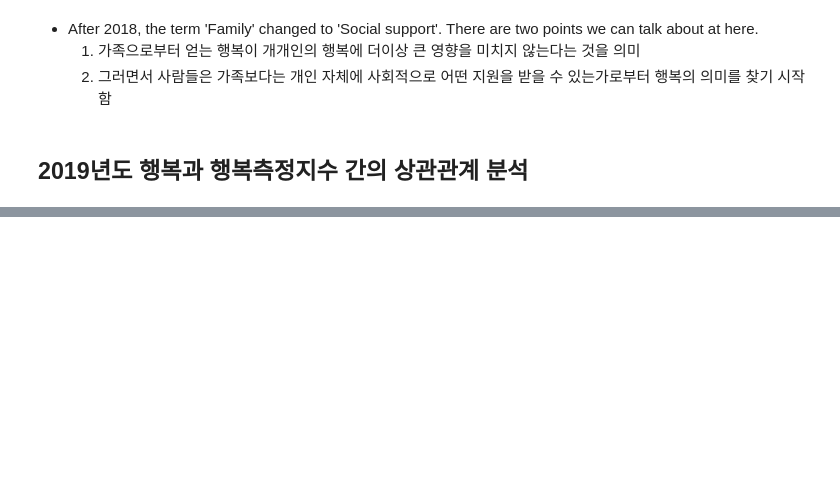
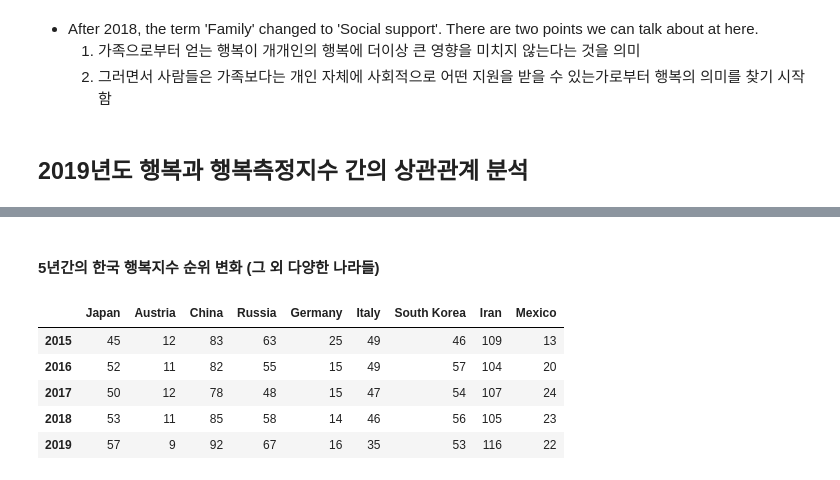
Before and after one commit to alyssa1996/DataAnalysis, a Jupyter notebook: Happiness Analysis.ipynb, the cells around one changed output, grey strips where cells are left out. Saved outputs shown, nothing was run; the diff lists cells and outputs as text; code cells hidden in the pictures; blank space fills up the shorter version.

```diff
--- a/Happiness Analysis.ipynb
+++ b/Happiness Analysis.ipynb
@@ -95,0 +128,26 @@ corr_2019
+# %%
+def country_rank(country):
+    rank15=list(data_2015['Country'][:]).index(country)
+    rank16=list(data_2016['Country'][:]).index(country)
+    rank17=list(data_2017['Country'][:]).index(country)
+    rank18=list(data_2018['Country or region'][:]).index(country)
+    rank19=list(data_2019['Country or region'][:]).index(country)
+    return [rank15,rank16,rank17,rank18,rank19]
+# %% [markdown]
+#### 5년간의 한국 행복지수 순위 변화 (그 외 다양한 나라들)
+# %%
+country_name=['Japan','Austria','China','Russia','Germany','Italy','South Korea','Iran','Mexico']
+world_rank=dict()
+
+for i in range(len(country_name)):
+    world_rank[country_name[i]]=country_rank(country_name[i])
+
+rank=pd.DataFrame(world_rank,index=[2015,2016,2017,2018,2019])
+rank
+# %% [output]
+|  | Japan | Austria | China | Russia | Germany | Italy | South Korea | Iran | Mexico |
+| 2015 | 45 | 12 | 83 | 63 | 25 | 49 | 46 | 109 | 13 |
+| 2016 | 52 | 11 | 82 | 55 | 15 | 49 | 57 | 104 | 20 |
+| 2017 | 50 | 12 | 78 | 48 | 15 | 47 | 54 | 107 | 24 |
+| 2018 | 53 | 11 | 85 | 58 | 14 | 46 | 56 | 105 | 23 |
+| 2019 | 57 | 9 | 92 | 67 | 16 | 35 | 53 | 116 | 22 |
```
Also changed, not shown: parts of 4 cells of this notebook.
